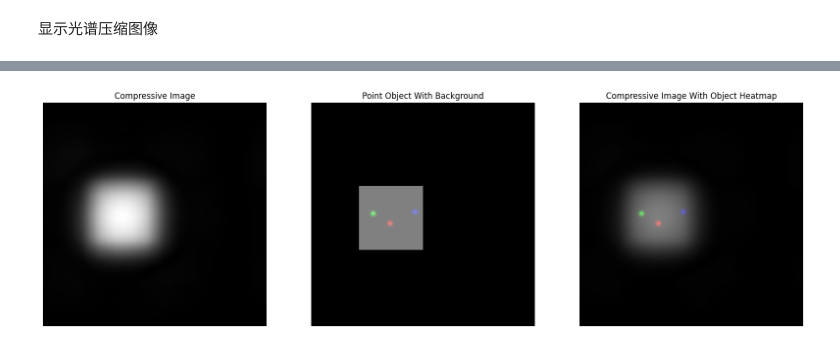
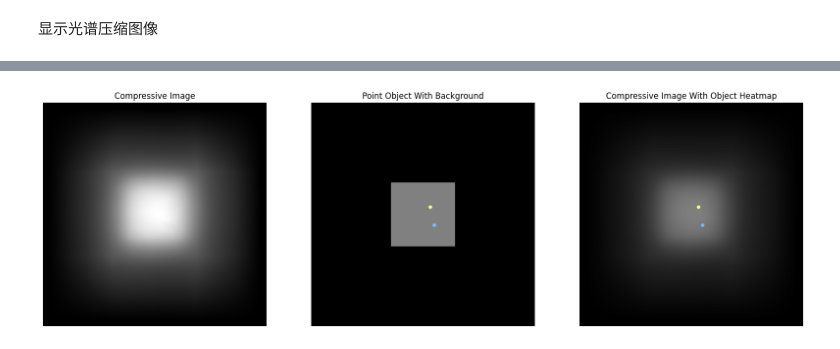
Before and after one commit to weinaike/CenterNet, a Jupyter notebook: src/show.ipynb, the cells around one changed output, grey strips where cells are left out. Drawn from its saved outputs; the diff is of its cells as text; code cells hidden in the pictures.

```diff
--- a/src/show.ipynb
+++ b/src/show.ipynb
@@ -2,21 +2,3 @@
 显示点扩展函数
 # %% [markdown]
 显示点目标
-# %%
-import numpy as np
-import matplotlib.pyplot as plt
-import torchvision
-import torch
-rect_patch = np.load("rect_patchs.npy")
-
-num, h,w = rect_patch.shape
-vis = list()
-for i in range(num):
-    sample = torch.tensor(rect_patch[i,:,:]).float()
-    vis.append(sample.view(1,h,w))
-
-img_grid = torchvision.utils.make_grid(vis,padding = num,pad_value = 1,nrow= 5)
-plt.rcParams['figure.figsize'] = (20.0, 16.0)
-plt.imshow(img_grid.permute(1,2,0))
-plt.axis("off")
-plt.show()
@@ -85,23 +62,15 @@ import json
 import matplotlib.pyplot as plt
 import numpy as np
 import cv2
+import os
 from lib.utils.image import draw_umich_gaussian, draw_msra_gaussian
 
-def add_circle(img, anns, radius = 3 , c = (255,0,0)):
-    for ann in anns:
-        px = int(ann[1])
-        py = int(ann[2])
-        cls = int(ann[0])
-        cv2.circle(img,(px,py), radius, c, -1)
-        font = cv2.FONT_HERSHEY_SIMPLEX
-        cv2.putText(img, str(cls), (px + 5 , py - 5), font, 0.5 , c,  thickness=1, lineType=cv2.LINE_AA)
-    return img
 
 def gen_background(heatmap, anns, width = 111):
     h,w=heatmap.shape
     mask = np.zeros((h,w,3))
-    rectx = anns[0][5]
-    recty = anns[0][6]
+    rectx = anns[0][-2]
+    recty = anns[0][-1]
 
     x1 = rectx - width//2
     x2 = rectx + width//2
@@ -111,25 +80,33 @@ def gen_background(heatmap, anns, width = 111):
     return np.ascontiguousarray(mask * 255 , dtype=np.uint8)
 
 
+def gen_color(cls):
+    cmap = {0:(139, 0 , 255),
+            1:(0, 0, 255),
+            2:(0, 127, 255),
+            3:(0, 255, 0),
+            4:(255, 255, 0),
+            5:(255, 0, 0)}
+    return cmap[cls]
+
+
 def add_gt_mask(heatmap, anns, radius=3, factor= 1.0):
     h,w=heatmap.shape
     mask = np.zeros((h,w,3))
+    mask = np.ascontiguousarray(mask, dtype=np.uint8)
     for ann in anns:
         px = int(ann[1])
         py = int(ann[2])
         cls = int(ann[0])
+        color = gen_color(cls)
+        cv2.circle(mask, (px,py), radius, color,-1)
+    return mask
 
-        if cls == 5:
-            mask[:,:,0] = draw_msra_gaussian(mask[:,:,0],(px,py), radius)
-        if cls == 3:
-            mask[:,:,1] = draw_msra_gaussian(mask[:,:,1],(px,py), radius)
-        if cls == 1:
-            mask[:,:,2] = draw_msra_gaussian(mask[:,:,2],(px,py), radius)
-    return np.ascontiguousarray(mask * 255 * factor, dtype=np.uint8)
-
-for idx in range(17,18):
-    img = np.load("../data/PSF0620_04_4_40/sample_{:05d}.npy".format(idx))
-    with open("../data/PSF0620_04_4_40/sample_{:05d}.json".format(idx), "r") as fp:
+for idx in range(1):
+    path = "../data/PSF0620_04_4_40/"
+    # path = "."
+    img = np.load(os.path.join(path,"sample_{:05d}.npy").format(idx))
+    with open(os.path.join(path,"sample_{:05d}.json".format(idx)), "r") as fp:
         gts = json.load(fp)
     c,h,w=img.shape
 
@@ -137,34 +114,34 @@ for idx in range(17,18):
     heatmap = np.zeros((h,w))
     backgroud = gen_background(heatmap, gts)
 
     points_mask = add_gt_mask(heatmap, gts, radius=3)
 
     # image
     img = np.concatenate((img,img,img), axis=0)
     img = img.transpose(1,2,0)*255
     img = np.ascontiguousarray(img, dtype=np.uint8)
 
     # object
     obj = cv2.addWeighted(backgroud, 0.5, points_mask, 0.5, 0)
 
     # image + heatmap
     merge = cv2.addWeighted(img, 0.5, points_mask, 0.5, 0)
 
     # plot
     fig, ax = plt.subplots(1,3)
     ax[0].imshow(img)
     ax[0].axis("off")
     ax[0].set_title("Compressive Image")
     ax[1].imshow(obj)
     ax[1].axis("off")
     ax[1].set_title("Point Object With Background")
     ax[2].imshow(merge)
     ax[2].axis("off")
     ax[2].set_title("Compressive Image With Object Heatmap")
-    # cv2.imwrite("img.png",img)
-    # cv2.imwrite("object.png",obj)
-    # cv2.imwrite("heatmap.png",points_mask)
+    cv2.imwrite("img.bmp",img)
+    cv2.imwrite("object.bmp",obj)
+    cv2.imwrite("heatmap.bmp",points_mask)
 plt.rcParams['figure.figsize'] = (20.0, 16.0)
 plt.show()
 # %% [output]
-[figure, old version]
+[figure, new version]
```
Also changed, not shown: parts of 3 cells of this notebook, 5 other files.
